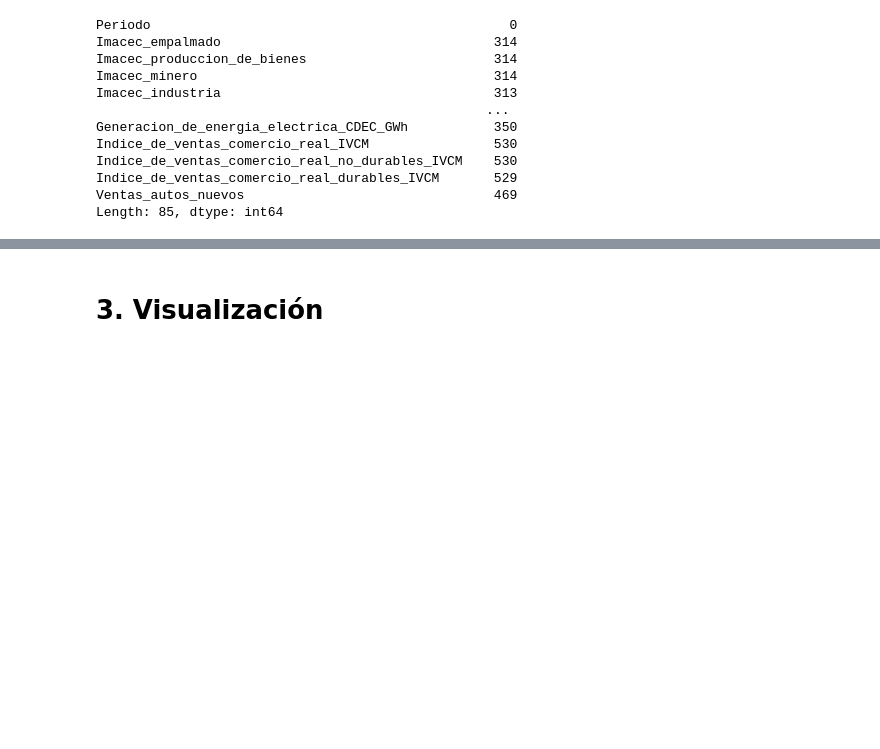
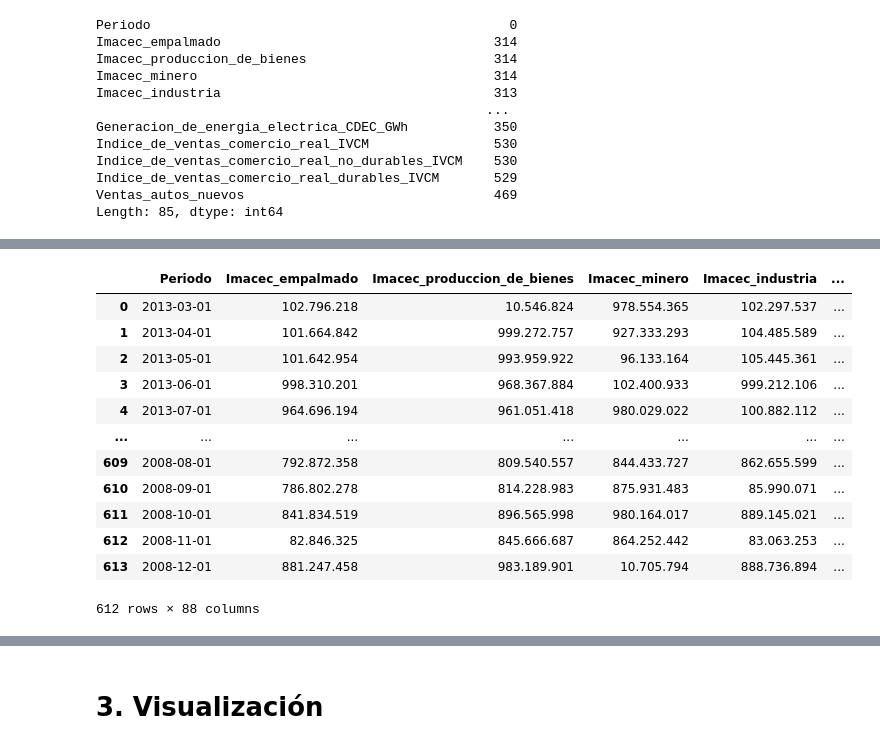
Before and after one commit to Reac92/solucion_spike, a Jupyter notebook: solucion.ipynb, the cells around one changed output, grey strips where cells are left out. Drawn from its saved outputs; the diff is of its cells as text; code cells hidden in the pictures; blank space fills up the shorter version.

```diff
--- a/solucion.ipynb
+++ b/solucion.ipynb
@@ -176,0 +187,24 @@ msno.bar(banco_central)
+# %%
+# remove duplicates
+
+precipitaciones = precipitaciones.drop_duplicates(keep='last')
+banco_central = banco_central.drop_duplicates(keep='last')
+
+print(len(precipitaciones[precipitaciones.duplicated()]))
+print(len(banco_central[banco_central.duplicated()]))
+# %%
+banco_central
+# %% [output]
+|  | Periodo | Imacec_empalmado | Imacec_produccion_de_bienes | Imacec_minero | Imacec_industria | ... |
+| 0 | 2013-03-01 | 102.796.218 | 10.546.824 | 978.554.365 | 102.297.537 | ... |
+| 1 | 2013-04-01 | 101.664.842 | 999.272.757 | 927.333.293 | 104.485.589 | ... |
+| 2 | 2013-05-01 | 101.642.954 | 993.959.922 | 96.133.164 | 105.445.361 | ... |
+| 3 | 2013-06-01 | 998.310.201 | 968.367.884 | 102.400.933 | 999.212.106 | ... |
+| 4 | 2013-07-01 | 964.696.194 | 961.051.418 | 980.029.022 | 100.882.112 | ... |
+| ... | ... | ... | ... | ... | ... | ... |
+| 609 | 2008-08-01 | 792.872.358 | 809.540.557 | 844.433.727 | 862.655.599 | ... |
+| 610 | 2008-09-01 | 786.802.278 | 814.228.983 | 875.931.483 | 85.990.071 | ... |
+| 611 | 2008-10-01 | 841.834.519 | 896.565.998 | 980.164.017 | 889.145.021 | ... |
+| 612 | 2008-11-01 | 82.846.325 | 845.666.687 | 864.252.442 | 83.063.253 | ... |
+| 613 | 2008-12-01 | 881.247.458 | 983.189.901 | 10.705.794 | 888.736.894 | ... |
+612 rows × 88 columns
```
Also changed, not shown: parts of 29 cells of this notebook.
